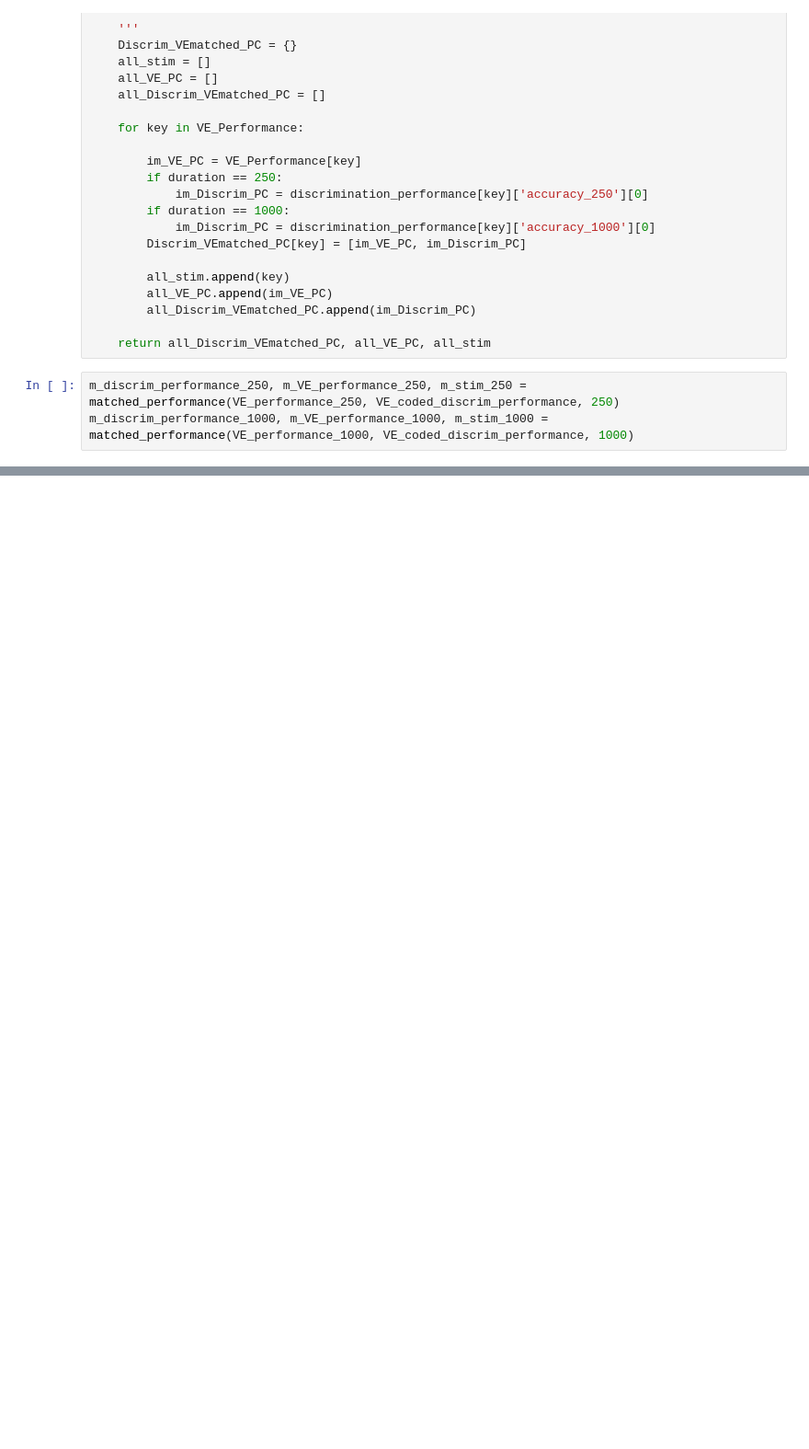
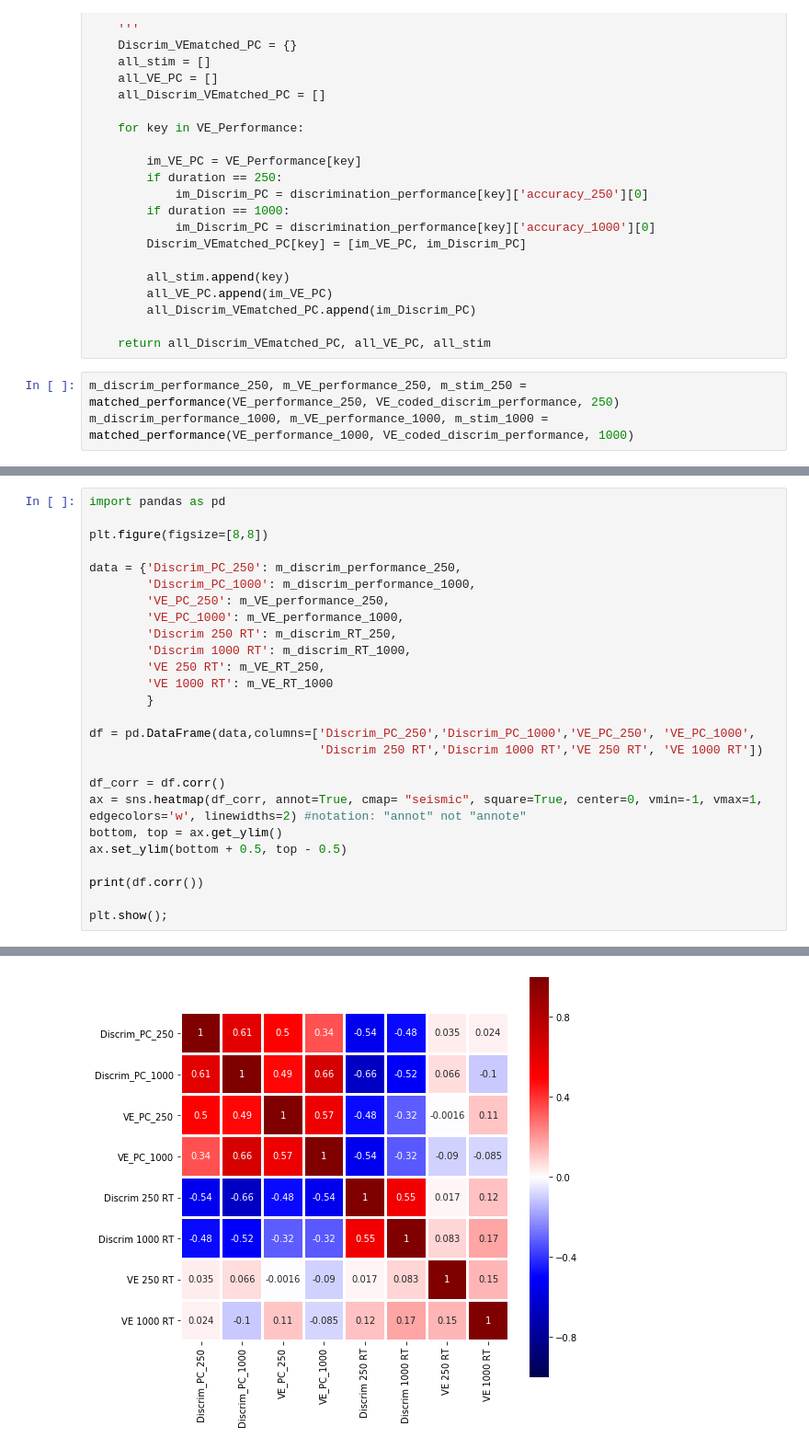
Before and after one commit to prachimahab/depth_discrimination, a Jupyter notebook: split_matrices.ipynb, the cells around one changed output, grey strips where cells are left out. Shown at 92% size. Cells and saved outputs as stored; diff of their text form; blank space fills up the shorter version.

```diff
--- a/split_matrices.ipynb
+++ b/split_matrices.ipynb
@@ -548,0 +626,27 @@ m_discrim_performance_250
+# %%
+import pandas as pd
+
+plt.figure(figsize=[8,8])
+
+data = {'Discrim_PC_250': m_discrim_performance_250,
+        'Discrim_PC_1000': m_discrim_performance_1000,
+        'VE_PC_250': m_VE_performance_250,
+        'VE_PC_1000': m_VE_performance_1000,
+        'Discrim 250 RT': m_discrim_RT_250,
+        'Discrim 1000 RT': m_discrim_RT_1000,
+        'VE 250 RT': m_VE_RT_250,
+        'VE 1000 RT': m_VE_RT_1000
+        }
+
+df = pd.DataFrame(data,columns=['Discrim_PC_250','Discrim_PC_1000','VE_PC_250', 'VE_PC_1000',
+                                'Discrim 250 RT','Discrim 1000 RT','VE 250 RT', 'VE 1000 RT'])
+
+df_corr = df.corr()
+ax = sns.heatmap(df_corr, annot=True, cmap= "seismic", square=True, center=0, vmin=-1, vmax=1, edgecolors='w', linewidths=2) #notation: "annot" not "annote"
+bottom, top = ax.get_ylim()
+ax.set_ylim(bottom + 0.5, top - 0.5)
+
+print(df.corr())
+
+plt.show();
+# %% [output]
@@ -548,0 +672 @@ m_discrim_performance_250
+[figure, added]
```
Also changed, not shown: parts of 13 cells of this notebook, 29 other files.
